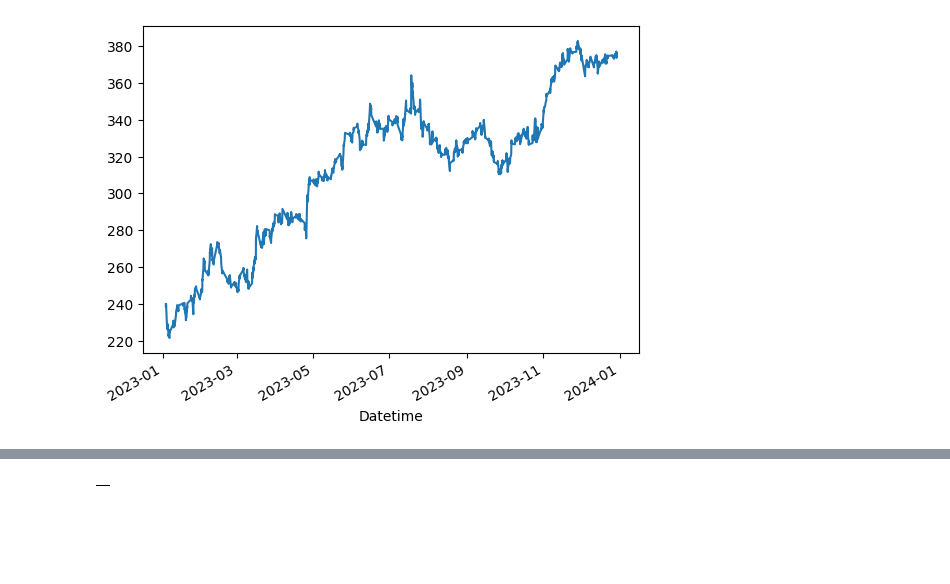
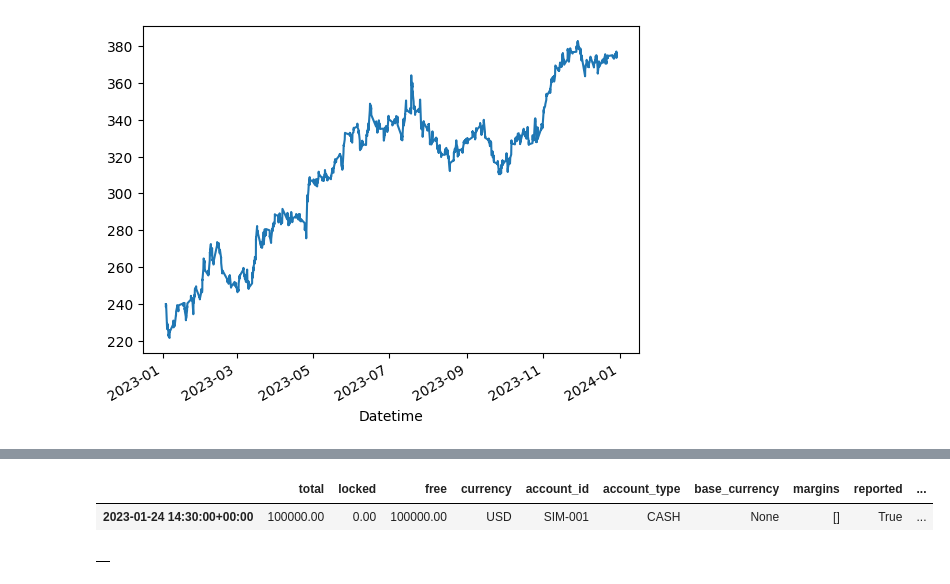
Before and after one commit to joeHollander/Quant_Finance, a Jupyter notebook: Equities/IntradayTrend.ipynb, the cells around one changed output, grey strips where cells are left out. Cells and saved outputs as stored; diff of their text form; code cells hidden in the pictures; blank space fills up the shorter version.

Commit message:
Very very jank solutions and failure

```diff
--- a/Equities/IntradayTrend.ipynb
+++ b/Equities/IntradayTrend.ipynb
@@ -107,3 +95,23 @@ flat.loc[:, "open":"close"]
+# %%
+# very stupid workaround for nautilus
+flattened_up = np.stack(df_lagged["upper_bound"]).flatten()
+
+flat_up = pd.DataFrame(
+    {"open": np.array(flattened_up) - 1,
+     "high": np.array(flattened_up) + 1,
+     "low":  np.array(flattened_up) - 2,
+     "close": flattened_up},
+     index=msft_lagged.index
+)
+
+flattened_lo = np.stack(df_lagged["lower_bound"]).flatten()
+flat_lo = pd.DataFrame(
+    {"open": np.array(flattened_lo) - 1,
+     "high": np.array(flattened_lo) + 1,
+     "low":  np.array(flattened_lo) - 2,
+     "close": flattened_lo},
+     index=msft_lagged.index
+)
 # %%
 # implementing in nautilus trader
 # %%
@@ -142,18 +146,33 @@ engine.add_venue(
     venue=SIM,
     oms_type=OmsType.NETTING,  # Venue will generate position IDs
     account_type=AccountType.CASH,
-    base_currency=USD,  # Standard single-currency account
+    base_currency=None,  # Standard single-currency account
     starting_balances=[Money(100_000, USD)]  # Single-currency or multi-currency accounts
 )
 # %%
 # instrument
 MSFT_SIM = TestInstrumentProvider.equity(symbol="MSFT", venue="SIM")
+UPPERB_SIM = TestInstrumentProvider.default_fx_ccy(symbol="UPPERB", venue=SIM)
+LOWERB_SIM = TestInstrumentProvider.default_fx_ccy(symbol="LOWERB", venue=SIM)
 engine.add_instrument(MSFT_SIM)
+engine.add_instrument(UPPERB_SIM)
+engine.add_instrument(LOWERB_SIM)
 
 # process into nautilus objects
 bartype = BarType.from_str("MSFT.SIM-1-HOUR-MID-EXTERNAL")
-wrangler = BarDataWrangler(instrument=MSFT_SIM, bar_type=bartype)
+upbartype = BarType.from_str("UPPERB.SIM-1-HOUR-MID-EXTERNAL")
+lobartype = BarType.from_str("LOWERB.SIM-1-HOUR-MID-EXTERNAL")
+
+wrangler = BarDataWrangler(bar_type=bartype, instrument=MSFT_SIM)
 bars = wrangler.process(flat.loc[:, "open":"close"])
+
+wrangler2 = BarDataWrangler(bar_type=upbartype, instrument=UPPERB_SIM)
+upbar = wrangler2.process(flat_up.loc[:, "open":"close"])
+
+wrangler3 = BarDataWrangler(instrument=LOWERB_SIM, bar_type=lobartype)
+lobar = wrangler3.process(flat_lo.loc[:, "open":"close"])
 # %%
 # add data
 engine.add_data(bars)
+engine.add_data(upbar)
+engine.add_data(lobar)
@@ -160,6 +188,9 @@ engine.add_data(bars)
 # %%
 # Run the engine (from start to end of data)
-engine.run()
+engine.trader.generate_account_report(SIM)
+# %% [output]
+|  | total | locked | free | currency | account_id | account_type | base_currency | margins | reported | ... |
+| 2023-01-24 14:30:00+00:00 | 100000.00 | 0.00 | 100000.00 | USD | SIM-001 | CASH | None | [] | True | ... |
 # %%
 engine.trader.generate_positions_report()
 # %% [output]
```
Also changed, not shown: parts of 3 cells of this notebook, 1 other file.
